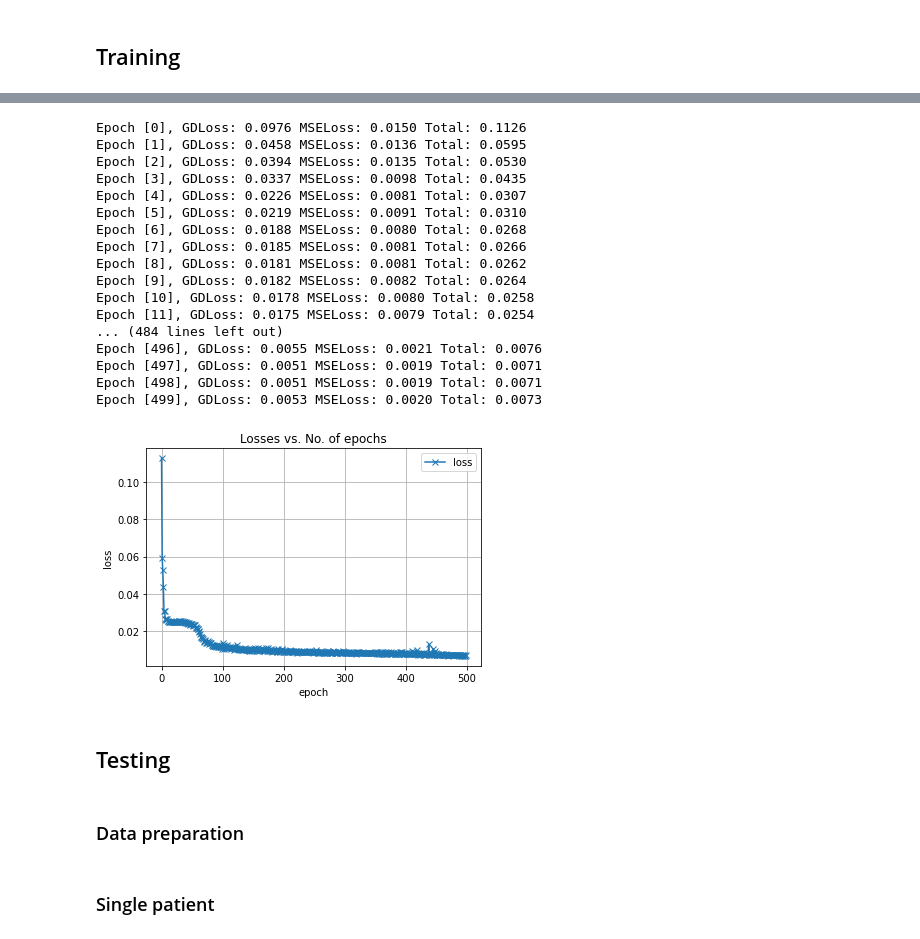
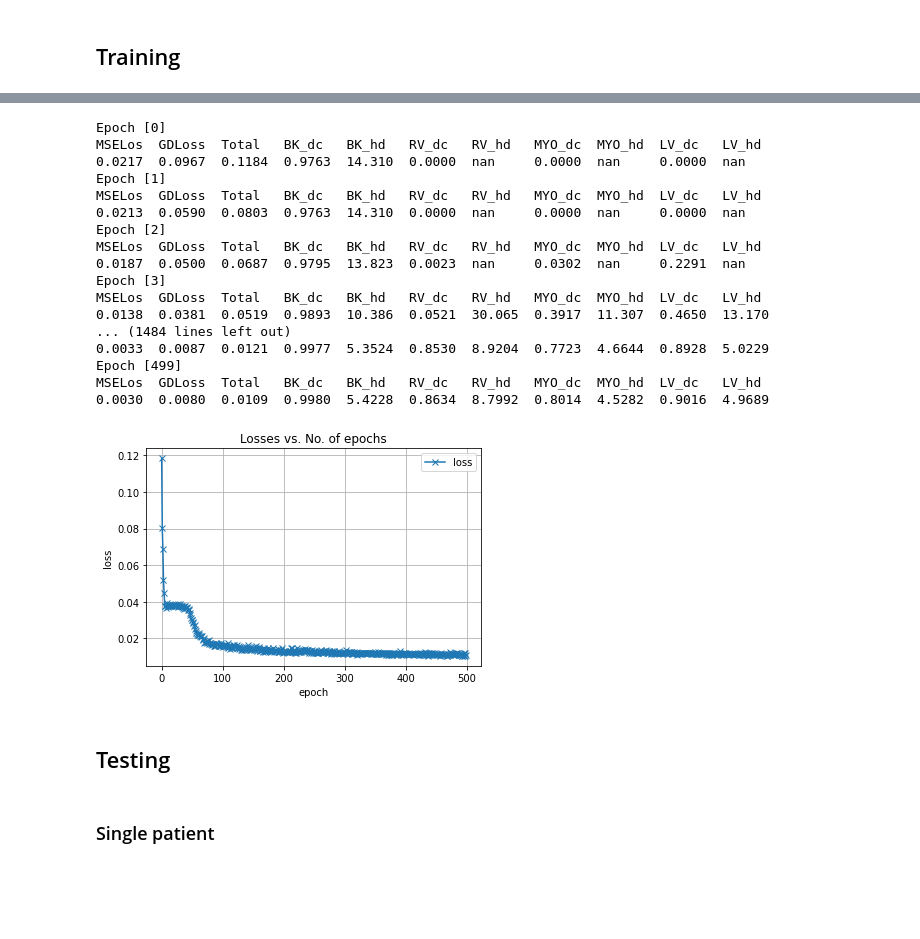
Before and after one commit to manigalati/quality_control_CMR, a Jupyter notebook: Model_Monitoring_for_Cardiac_Image_Segmentation.ipynb, the cells around one changed output, grey strips where cells are left out. Drawn from its saved outputs; the diff is of its cells as text; code cells hidden in the pictures; blank space fills up the shorter version.

```diff
--- a/Model_Monitoring_for_Cardiac_Image_Segmentation.ipynb
+++ b/Model_Monitoring_for_Cardiac_Image_Segmentation.ipynb
@@ -47,6 +137,9 @@ torch.cuda.manual_seed(0)
 torch.cuda.manual_seed_all(0)
 torch.backends.cudnn.deterministic = True
 torch.backends.cudnn.benchmark = False
+# %%
+#use gpu if available
+device = torch.device("cuda" if torch.cuda.is_available() else "cpu")
 # %%
 from utils import *
 from CA import *
@@ -76,2 +166,22 @@ val_loader = torch.utils.data.DataLoader(
+# %%
+BATCH_SIZE = 8
+
+ids = random.sample(range(1,101),100)
+train_ids = ids[:80]
+val_ids = ids[80:]
+
+transform=torchvision.transforms.Compose([
+    AddPadding((256,256)),
+    CenterCrop((256,256)),
+    OneHot(),
+    ToTensor()
+])
+
+train_loader=ACDCDataLoader("preprocessed/training",patient_ids=train_ids,batch_size=BATCH_SIZE,transform=transform)
+val_loader=ACDCDataLoader("preprocessed/training",patient_ids=val_ids,batch_size=BATCH_SIZE,transform=transform)
+
+test_loaders={}
+for model in os.listdir("preprocessed/predictions/"):
+  test_loaders[model]=ACDCDataLoader("preprocessed/predictions/{}".format(model),patient_ids=range(101,151),batch_size=BATCH_SIZE,transform=transform)
 # %% [markdown]
 ## Training
@@ -98,0 +188,13 @@ AE(
+# %%
+ae = AE().to(device)
+
+ckpt=None
+if ckpt is not None:
+  ckpt=torch.load(ckpt)
+  ae.load_state_dict(ckpt["AE"])
+  ae.optimizer.load_state_dict(ckpt["AE_optim"])
+  start=ckpt["epoch"]+1
+else:
+  start=0
+
+print(ae)
@@ -99,27 +219,23 @@ AE(
 # %%
-ae.train()
-history = ae.training_routine(500,train_loader,val_loader)
+plot_history(ae.training_routine(range(start,500),train_loader,val_loader,"checkpoints/"))
 # %% [output]
-Epoch [0], GDLoss: 0.0976 MSELoss: 0.0150 Total: 0.1126
-Epoch [1], GDLoss: 0.0458 MSELoss: 0.0136 Total: 0.0595
-Epoch [2], GDLoss: 0.0394 MSELoss: 0.0135 Total: 0.0530
-Epoch [3], GDLoss: 0.0337 MSELoss: 0.0098 Total: 0.0435
-Epoch [4], GDLoss: 0.0226 MSELoss: 0.0081 Total: 0.0307
-Epoch [5], GDLoss: 0.0219 MSELoss: 0.0091 Total: 0.0310
-Epoch [6], GDLoss: 0.0188 MSELoss: 0.0080 Total: 0.0268
-Epoch [7], GDLoss: 0.0185 MSELoss: 0.0081 Total: 0.0266
-Epoch [8], GDLoss: 0.0181 MSELoss: 0.0081 Total: 0.0262
-Epoch [9], GDLoss: 0.0182 MSELoss: 0.0082 Total: 0.0264
-Epoch [10], GDLoss: 0.0178 MSELoss: 0.0080 Total: 0.0258
-Epoch [11], GDLoss: 0.0175 MSELoss: 0.0079 Total: 0.0254
-... (484 lines left out)
-Epoch [496], GDLoss: 0.0055 MSELoss: 0.0021 Total: 0.0076
-Epoch [497], GDLoss: 0.0051 MSELoss: 0.0019 Total: 0.0071
-Epoch [498], GDLoss: 0.0051 MSELoss: 0.0019 Total: 0.0071
-Epoch [499], GDLoss: 0.0053 MSELoss: 0.0020 Total: 0.0073
+Epoch [0]
+MSELos  GDLoss  Total   BK_dc   BK_hd   RV_dc   RV_hd   MYO_dc  MYO_hd  LV_dc   LV_hd
+0.0217  0.0967  0.1184  0.9763  14.310  0.0000  nan     0.0000  nan     0.0000  nan
+Epoch [1]
+MSELos  GDLoss  Total   BK_dc   BK_hd   RV_dc   RV_hd   MYO_dc  MYO_hd  LV_dc   LV_hd
+0.0213  0.0590  0.0803  0.9763  14.310  0.0000  nan     0.0000  nan     0.0000  nan
+Epoch [2]
+MSELos  GDLoss  Total   BK_dc   BK_hd   RV_dc   RV_hd   MYO_dc  MYO_hd  LV_dc   LV_hd
+0.0187  0.0500  0.0687  0.9795  13.823  0.0023  nan     0.0302  nan     0.2291  nan
+Epoch [3]
+MSELos  GDLoss  Total   BK_dc   BK_hd   RV_dc   RV_hd   MYO_dc  MYO_hd  LV_dc   LV_hd
+0.0138  0.0381  0.0519  0.9893  10.386  0.0521  30.065  0.3917  11.307  0.4650  13.170
+... (1484 lines left out)
+0.0033  0.0087  0.0121  0.9977  5.3524  0.8530  8.9204  0.7723  4.6644  0.8928  5.0229
+Epoch [499]
+MSELos  GDLoss  Total   BK_dc   BK_hd   RV_dc   RV_hd   MYO_dc  MYO_hd  LV_dc   LV_hd
+0.0030  0.0080  0.0109  0.9980  5.4228  0.8634  8.7992  0.8014  4.5282  0.9016  4.9689
+[figure, added]
-# %%
-plot_history(history)
-# %% [output]
-[figure, removed]
 # %% [markdown]
 ## Testing
@@ -130,2 +241,0 @@ ae.eval();
-# %% [markdown]
-### Data preparation
```
Also changed, not shown: parts of 50 cells of this notebook.
